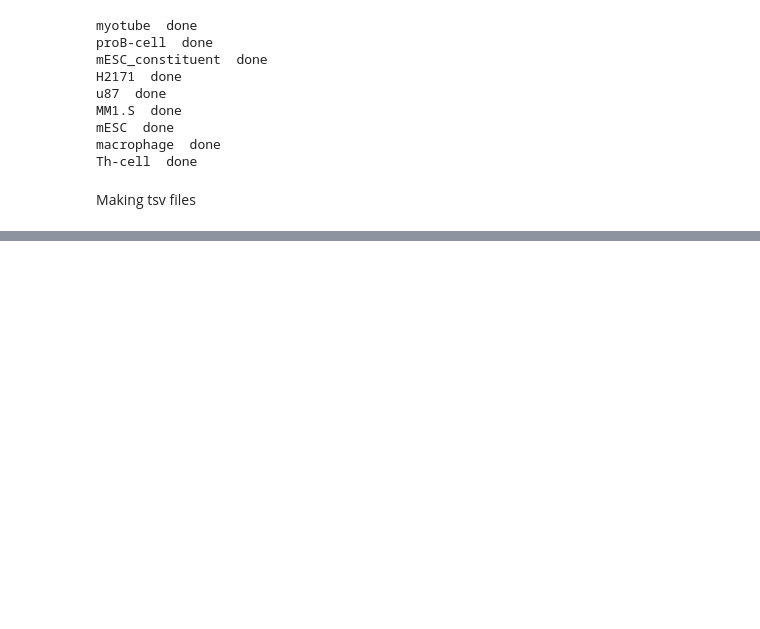
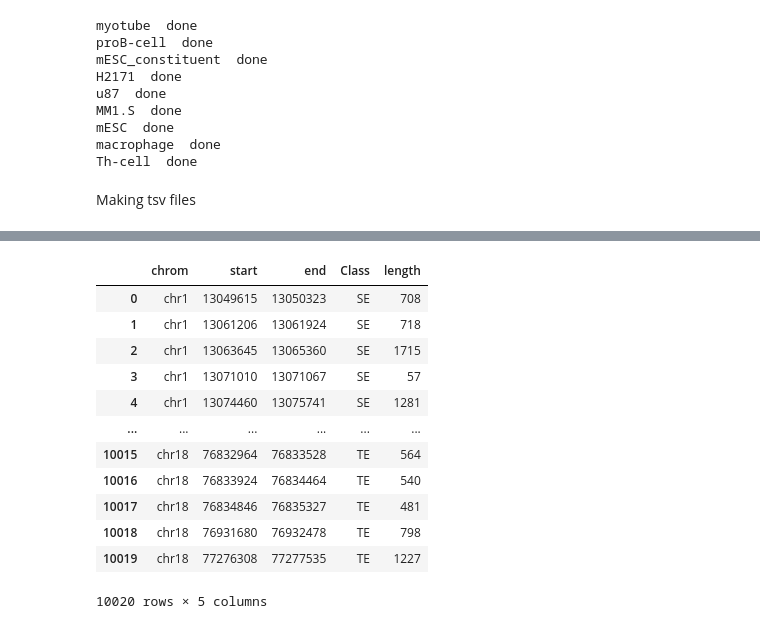
Before and after one commit to Kravchuk-Ekaterina/SE_annotation, a Jupyter notebook: data/data_convertation.ipynb, the cells around one changed output, grey strips where cells are left out. Saved outputs shown, nothing was run; the diff lists cells and outputs as text; code cells hidden in the pictures; blank space fills up the shorter version.

```diff
--- a/data/data_convertation.ipynb
+++ b/data/data_convertation.ipynb
@@ -297,0 +327,16 @@ for name in table_names:
+# %%
+improse_data
+# %% [output]
+|  | chrom | start | end | Class | length |
+| 0 | chr1 | 13049615 | 13050323 | SE | 708 |
+| 1 | chr1 | 13061206 | 13061924 | SE | 718 |
+| 2 | chr1 | 13063645 | 13065360 | SE | 1715 |
+| 3 | chr1 | 13071010 | 13071067 | SE | 57 |
+| 4 | chr1 | 13074460 | 13075741 | SE | 1281 |
+| ... | ... | ... | ... | ... | ... |
+| 10015 | chr18 | 76832964 | 76833528 | TE | 564 |
+| 10016 | chr18 | 76833924 | 76834464 | TE | 540 |
+| 10017 | chr18 | 76834846 | 76835327 | TE | 481 |
+| 10018 | chr18 | 76931680 | 76932478 | TE | 798 |
+| 10019 | chr18 | 77276308 | 77277535 | TE | 1227 |
+10020 rows × 5 columns
```
Also changed, not shown: parts of 17 cells of this notebook, 4 other files.
